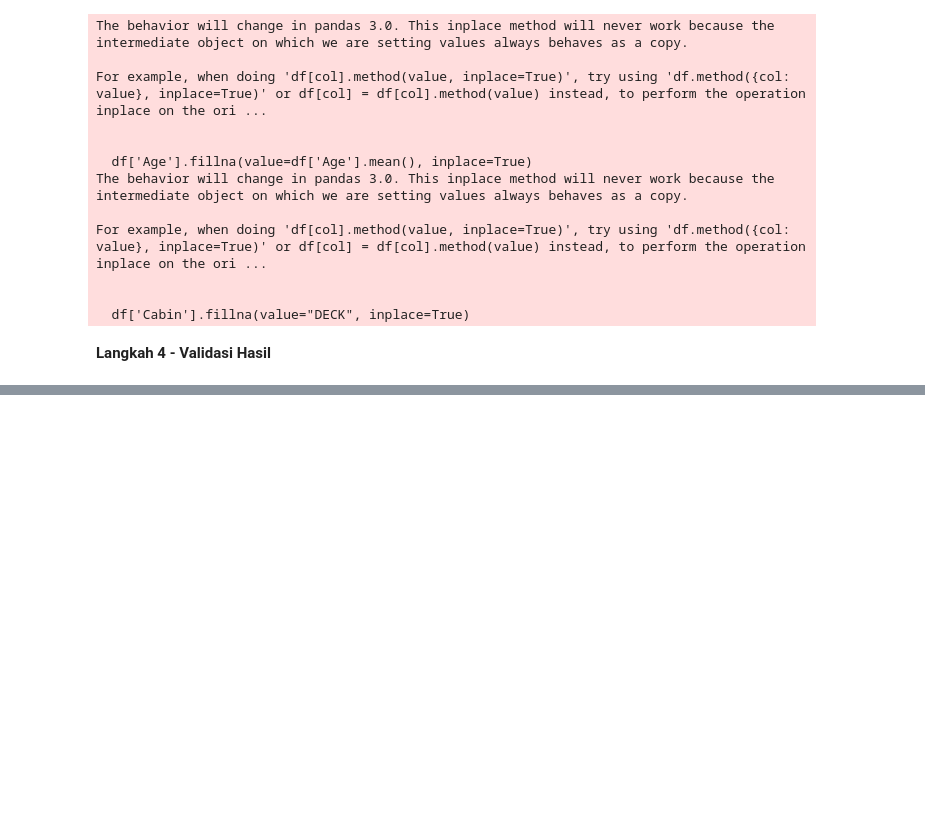
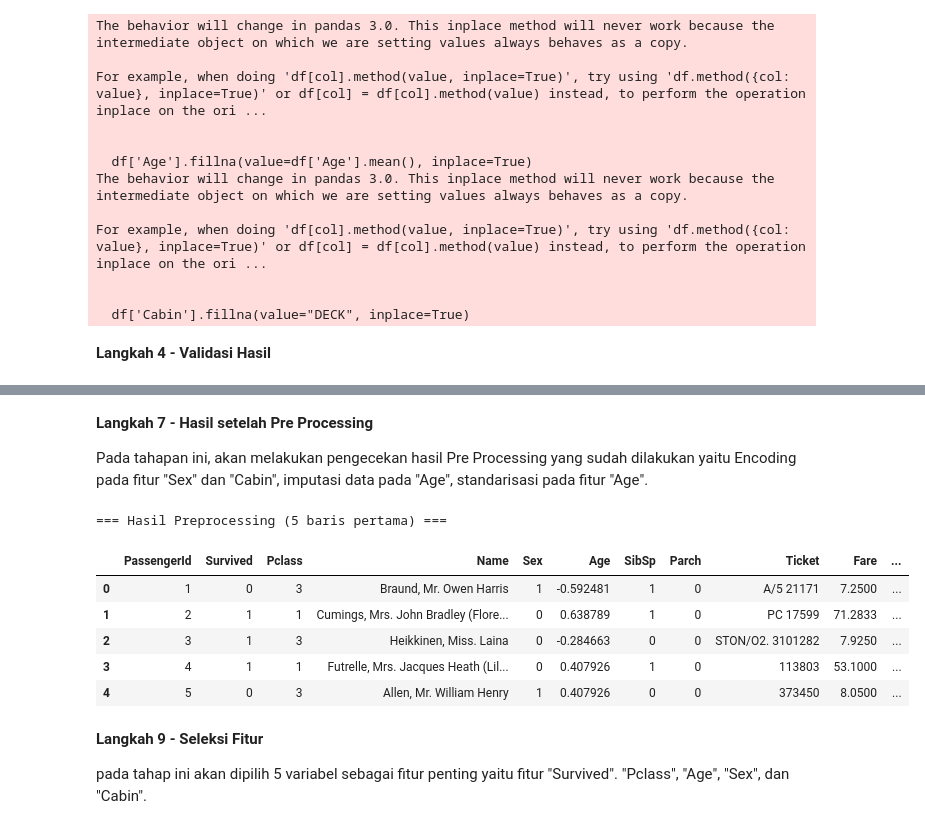
Before and after one commit to Ericharw/Machine_Learning, a Jupyter notebook: JS03_2341720202.ipynb, the cells around one changed output, grey strips where cells are left out. Drawn from its saved outputs; the diff is of its cells as text; code cells hidden in the pictures; blank space fills up the shorter version.

```diff
--- a/JS03_2341720202.ipynb
+++ b/JS03_2341720202.ipynb
@@ -115,0 +246,5 @@ df.head(10)
+# %%
+# --- 2. Encoding fitur 'Sex' ---
+df['Sex'] = df['Sex'].map({'male': 1, 'female': 0})
+print("=== Hasil Setelah Encoding 'Sex' ===")
+print(df[['Sex']].head(), "\n")
@@ -115,0 +263,8 @@ df.head(10)
+# %%
+# --- 3. Encoding fitur 'Cabin' ---
+df['Cabin'] = df['Cabin'].fillna('Unknown')
+print("=== Hasil Setelah Fill NaN pada 'Cabin' ===")
+print(df[['Cabin']].head(5), "\n")
+df['Cabin'] = df['Cabin'].apply(lambda x: x[0] if x != 'Unknown' else 'U')
+print("=== Hasil Ambil huruf pertama 'Cabin' (Deck) ===")
+print(df[['Cabin']].head(5), "\n")
@@ -115,0 +291,5 @@ df.head(10)
+# %%
+# --- 4. Standarisasi fitur 'Age' ---
+df['Age'] = df[['Age']].fillna(df['Age'].median())
+print("=== Hasil Setelah Imputasi Data pada Usia dengan median ===")
+print(df[['Age']].head(10), "\n")
@@ -115,0 +313,5 @@ df.head(10)
+# %%
+scaler = StandardScaler()
+df['Age'] = scaler.fit_transform(df[['Age']])
+print("=== Hasil Setelah Standardisasi 'Age' ===")
+print(df[['Age']].head(10), "\n")
@@ -115,0 +331,21 @@ df.head(10)
+# %% [markdown]
+**Langkah 7 - Hasil setelah Pre Processing**
+
+Pada tahapan ini, akan melakukan pengecekan hasil Pre Processing yang sudah dilakukan yaitu Encoding pada fitur "Sex" dan "Cabin", imputasi data pada "Age", standarisasi pada fitur "Age".
+# %%
+# --- 5. Cek hasil akhir ---
+print("=== Hasil Preprocessing (5 baris pertama) ===")
+#print(df[['Sex', 'Cabin', 'Age']].head(5))
+df.head()
+# %% [output]
+=== Hasil Preprocessing (5 baris pertama) ===
+|  | PassengerId | Survived | Pclass | Name | Sex | Age | SibSp | Parch | Ticket | Fare | ... |
+| 0 | 1 | 0 | 3 | Braund, Mr. Owen Harris | 1 | -0.592481 | 1 | 0 | A/5 21171 | 7.2500 | ... |
+| 1 | 2 | 1 | 1 | Cumings, Mrs. John Bradley (Flore... | 0 | 0.638789 | 1 | 0 | PC 17599 | 71.2833 | ... |
+| 2 | 3 | 1 | 3 | Heikkinen, Miss. Laina | 0 | -0.284663 | 0 | 0 | STON/O2. 3101282 | 7.9250 | ... |
+| 3 | 4 | 1 | 1 | Futrelle, Mrs. Jacques Heath (Lil... | 0 | 0.407926 | 1 | 0 | 113803 | 53.1000 | ... |
+| 4 | 5 | 0 | 3 | Allen, Mr. William Henry | 1 | 0.407926 | 0 | 0 | 373450 | 8.0500 | ... |
+# %% [markdown]
+**Langkah 9 - Seleksi Fitur**
+
+pada tahap ini akan dipilih 5 variabel sebagai fitur penting yaitu fitur "Survived". "Pclass", "Age", "Sex", dan "Cabin".
```
Also changed, not shown: parts of 54 cells of this notebook.
